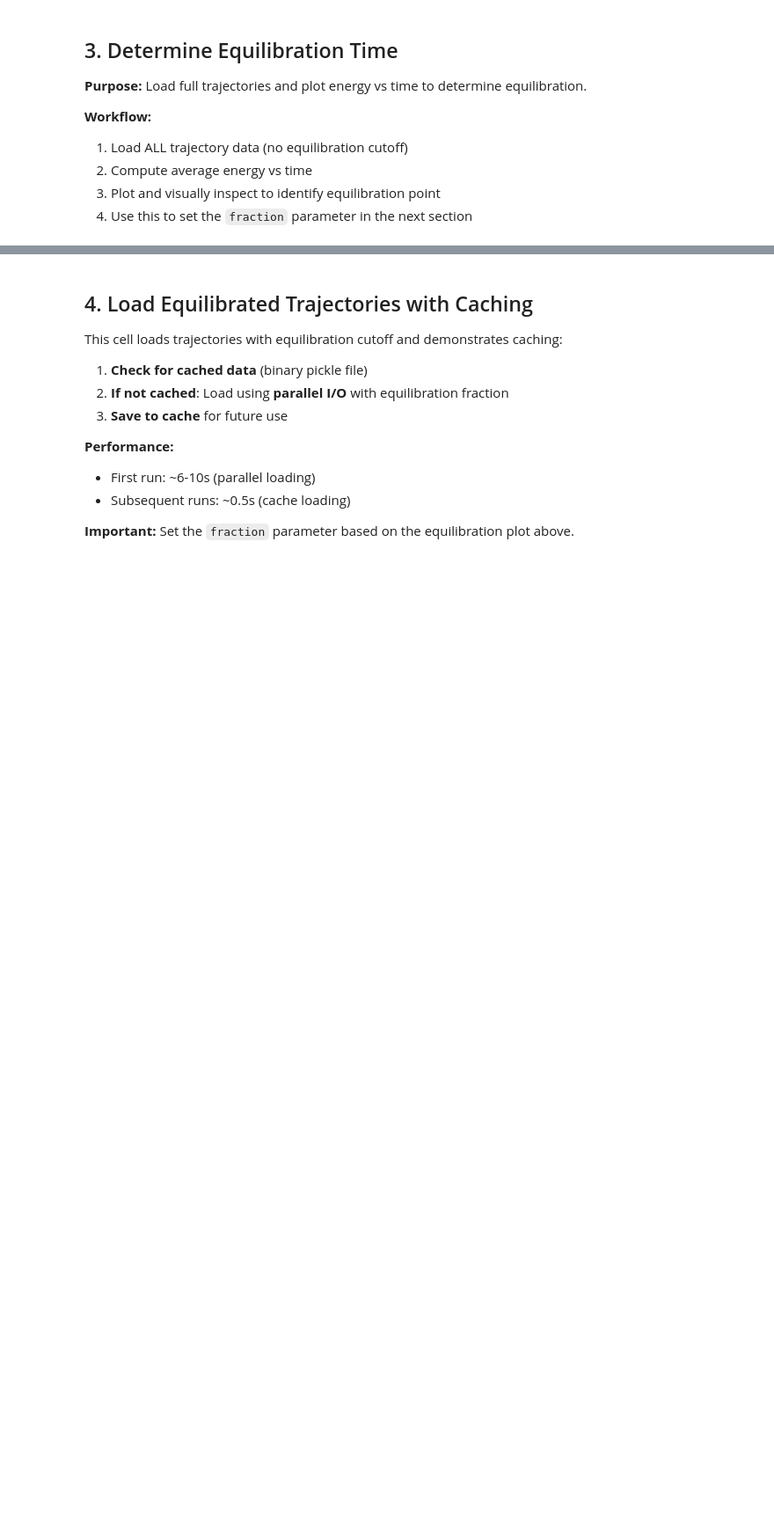
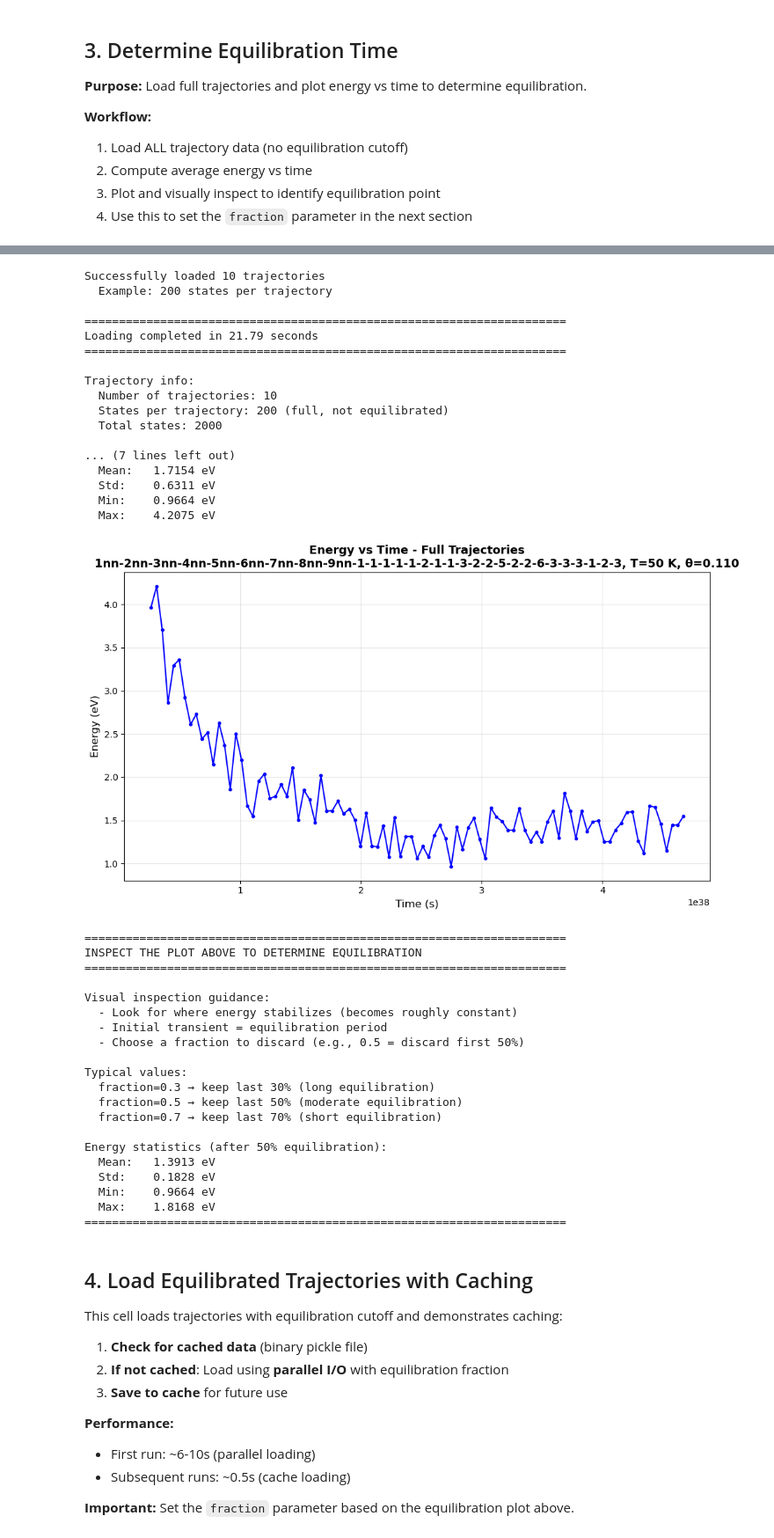
Before and after one commit to dauerba/nat_zacros, a Jupyter notebook: nat_zacros/examples/nat-zacros_analysis_v1.ipynb, the cells around one changed output, grey strips where cells are left out. Shown at 88% size. Cells and saved outputs as stored; diff of their text form; code cells hidden in the pictures; blank space fills up the shorter version.

```diff
--- a/nat_zacros/examples/nat-zacros_analysis_v1.ipynb
+++ b/nat_zacros/examples/nat-zacros_analysis_v1.ipynb
@@ -118,7 +73,7 @@ test printing
 ## 2. Specify directories for a group of simulations
 # %%
 # Set directories
-log_dir = dir_with_calculations / 'fn_3leed'
+log_dir = data_path / 'fn_3leed'
 data_dir = log_dir / 'jobs'
 results_dir = log_dir / 'results'
 log_file = data_dir / 'jobs.log'
@@ -174,10 +131,10 @@ print("Loading FULL trajectories with parallel I/O (all data, no cutoff)")
 print("="*70)
 
 # Create lattice (same for all trajectories)
-lat = lattice(traj_dirs[0])
+lat = nz.lattice(traj_dirs[0])
 
 # Load ALL trajectory data (fraction=1.0 means no equilibration cutoff)
-trajs_full = load_trajectories_parallel(lat, traj_dirs, fraction=1.0, n_workers=None)
+trajs_full = nz.load_trajectories_parallel(lat, traj_dirs, fraction=1.0, n_workers=None)
 
 t_elapsed = time.time() - t_start
 
@@ -266,3 +223,4 @@ print(f"  Std:    {np.std(energy_hist[eq_bin:]):.4f} eV")
 print(f"  Min:    {np.min(energy_hist[eq_bin:]):.4f} eV")
 print(f"  Max:    {np.max(energy_hist[eq_bin:]):.4f} eV")
 print("="*70)
+# %% [output]
@@ -269,3 +237,41 @@ print("="*70)
+Successfully loaded 10 trajectories
+  Example: 200 states per trajectory
+
+======================================================================
+Loading completed in 21.79 seconds
+======================================================================
+
+Trajectory info:
+  Number of trajectories: 10
+  States per trajectory: 200 (full, not equilibrated)
+  Total states: 2000
+
+... (7 lines left out)
+  Mean:   1.7154 eV
+  Std:    0.6311 eV
+  Min:    0.9664 eV
+  Max:    4.2075 eV
+[figure, added]
+======================================================================
+INSPECT THE PLOT ABOVE TO DETERMINE EQUILIBRATION
+======================================================================
+
+Visual inspection guidance:
+  - Look for where energy stabilizes (becomes roughly constant)
+  - Initial transient = equilibration period
+  - Choose a fraction to discard (e.g., 0.5 = discard first 50%)
+
+Typical values:
+  fraction=0.3 → keep last 30% (long equilibration)
+  fraction=0.5 → keep last 50% (moderate equilibration)
+  fraction=0.7 → keep last 70% (short equilibration)
+
+Energy statistics (after 50% equilibration):
+  Mean:   1.3913 eV
+  Std:    0.1828 eV
+  Min:    0.9664 eV
+  Max:    1.8168 eV
+======================================================================
 # %% [markdown]
 ## 4. Load Equilibrated Trajectories with Caching
 
```
Also changed, not shown: parts of 27 cells of this notebook.
